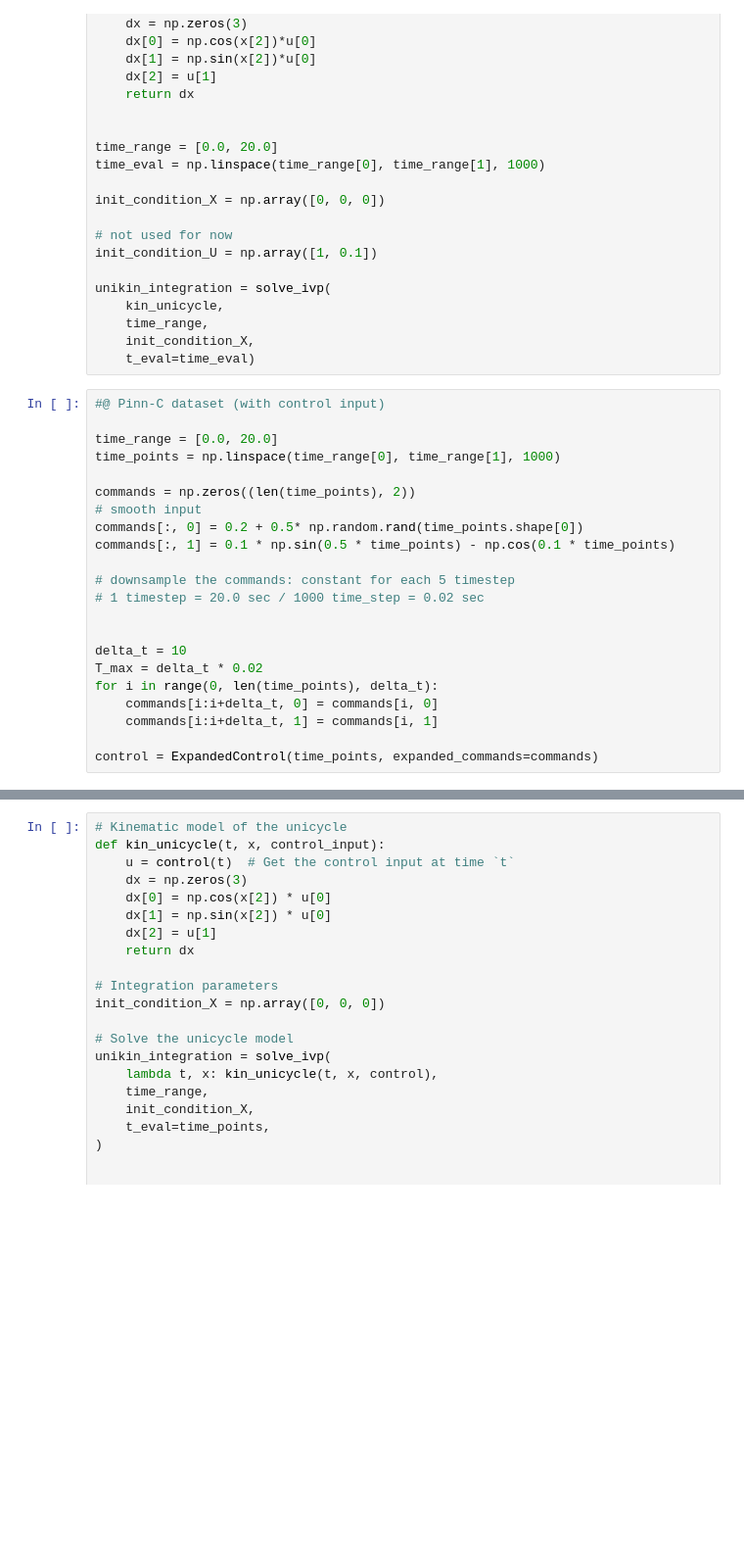
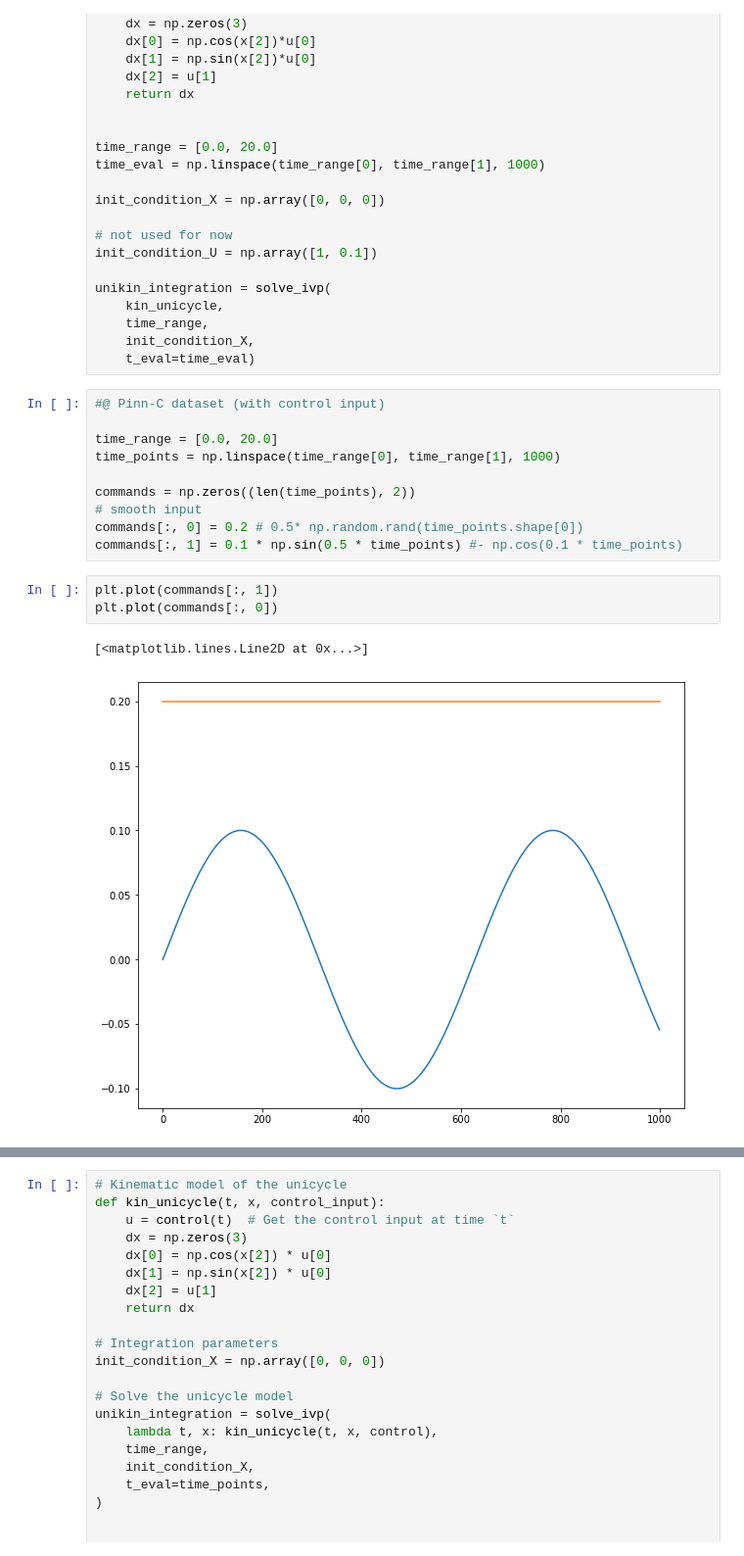
Before and after one commit to neverorfrog/simple_neural_mpc, a Jupyter notebook: dev_notebook/oscillator.ipynb, the cells around one changed output, grey strips where cells are left out. Shown at 98% size. Drawn from its saved outputs; the diff is of its cells as text; blank space fills up the shorter version.

```diff
--- a/dev_notebook/oscillator.ipynb
+++ b/dev_notebook/oscillator.ipynb
@@ -75,17 +75,11 @@ time_points = np.linspace(time_range[0], time_range[1], 1000)
 
 commands = np.zeros((len(time_points), 2))
 # smooth input
-commands[:, 0] = 0.2 + 0.5* np.random.rand(time_points.shape[0])
-commands[:, 1] = 0.1 * np.sin(0.5 * time_points) - np.cos(0.1 * time_points)
-
-# downsample the commands: constant for each 5 timestep
-# 1 timestep = 20.0 sec / 1000 time_step = 0.02 sec
-
-
-delta_t = 10
-T_max = delta_t * 0.02
-for i in range(0, len(time_points), delta_t):
-    commands[i:i+delta_t, 0] = commands[i, 0]
-    commands[i:i+delta_t, 1] = commands[i, 1]
-
-control = ExpandedControl(time_points, expanded_commands=commands)
+commands[:, 0] = 0.2 # 0.5* np.random.rand(time_points.shape[0])
+commands[:, 1] = 0.1 * np.sin(0.5 * time_points) #- np.cos(0.1 * time_points)
+# %%
+plt.plot(commands[:, 1])
+plt.plot(commands[:, 0])
+# %% [output]
+[<matplotlib.lines.Line2D at 0x...>]
+[figure, added]
```
Also changed, not shown: parts of 19 cells of this notebook.
